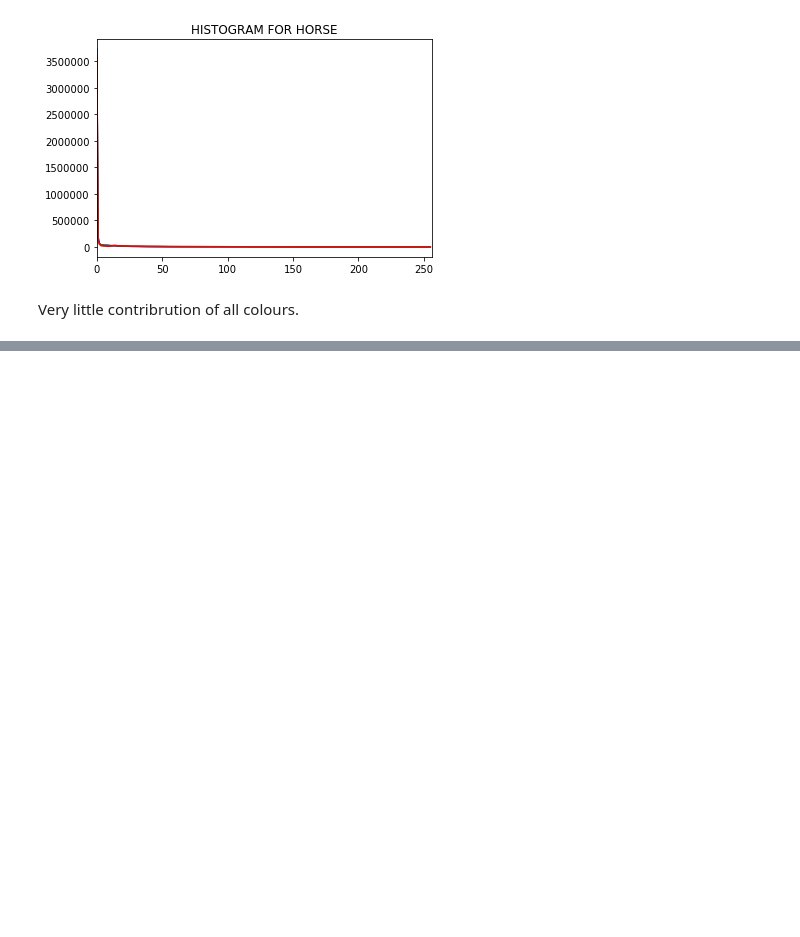
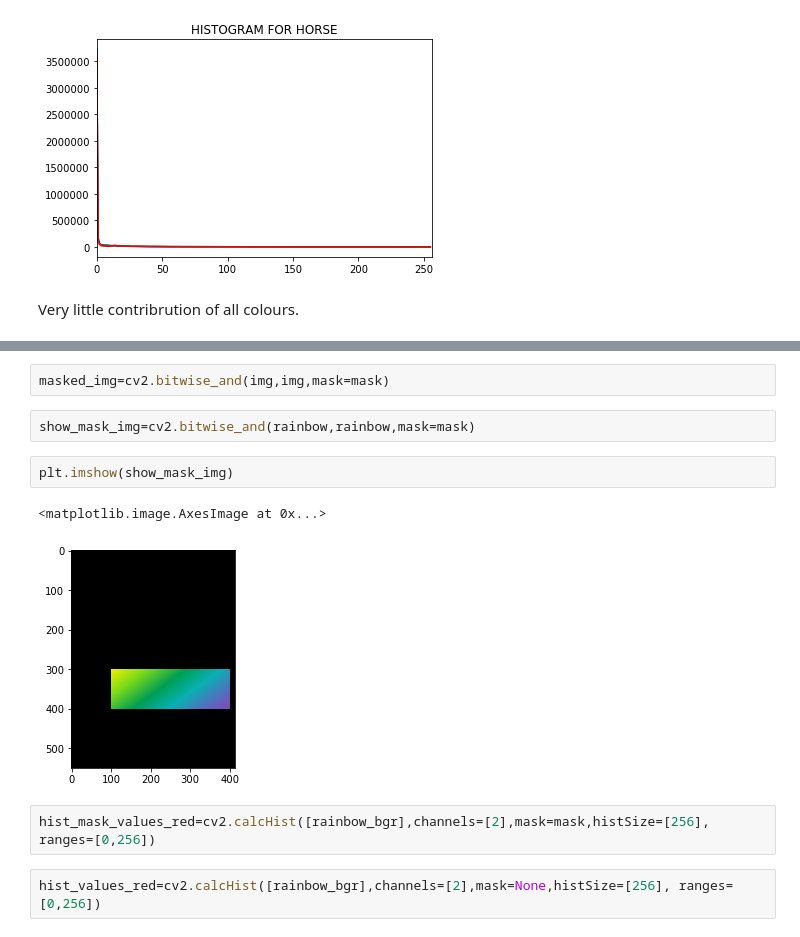
Before and after one commit to ujjwaltyagi2000/computer-vision-basics, a Jupyter notebook: image-processing-basics/histograms.ipynb, the cells around one changed output, grey strips where cells are left out. Drawn from its saved outputs; the diff is of its cells as text; blank space fills up the shorter version.

```diff
--- a/image-processing-basics/histograms.ipynb
+++ b/image-processing-basics/histograms.ipynb
@@ -118,0 +150,13 @@ Very little contribrution of all colours.
+# %%
+masked_img=cv2.bitwise_and(img,img,mask=mask)
+# %%
+show_mask_img=cv2.bitwise_and(rainbow,rainbow,mask=mask)
+# %%
+plt.imshow(show_mask_img)
+# %% [output]
+<matplotlib.image.AxesImage at 0x...>
+[figure, added]
+# %%
+hist_mask_values_red=cv2.calcHist([rainbow_bgr],channels=[2],mask=mask,histSize=[256], ranges=[0,256])
+# %%
+hist_values_red=cv2.calcHist([rainbow_bgr],channels=[2],mask=None,histSize=[256], ranges=[0,256])
```
Also changed, not shown: parts of 10 cells of this notebook.
